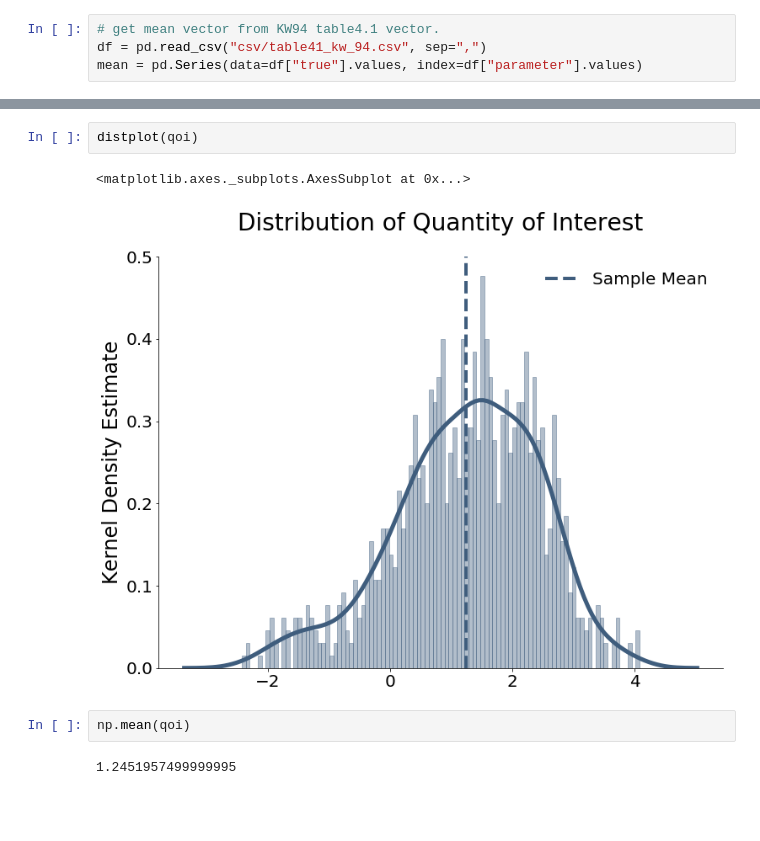
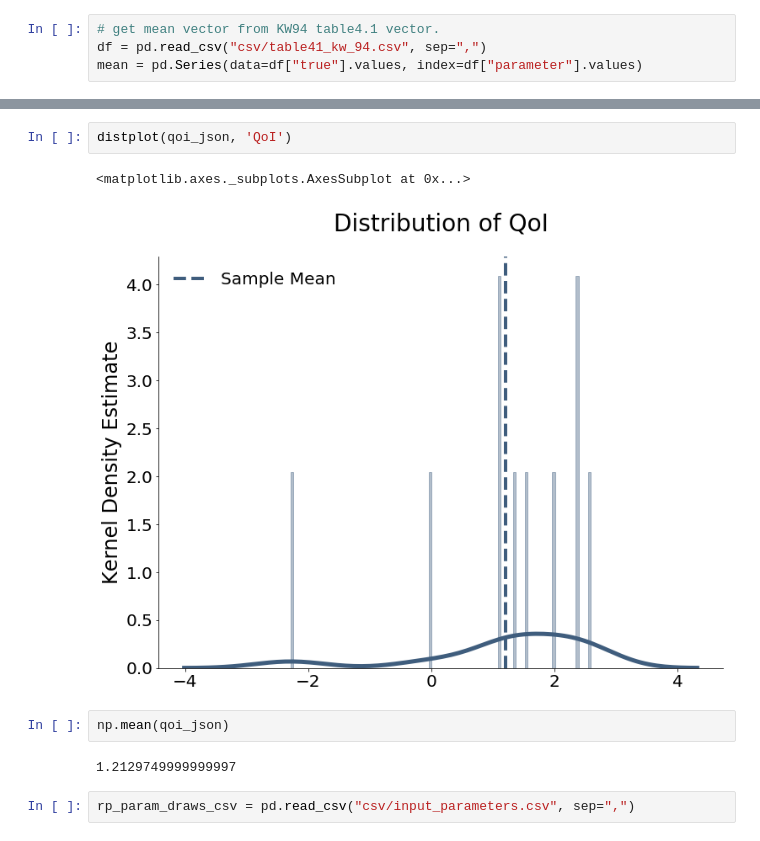
Before and after one commit to fagan2888/numerical-toolbox-uncertainty-quantification, a Jupyter notebook: uncertainty-quantification/sandbox.ipynb, the cells around one changed output, grey strips where cells are left out. Saved outputs shown, nothing was run; the diff lists cells and outputs as text; blank space fills up the shorter version.

```diff
--- a/uncertainty-quantification/sandbox.ipynb
+++ b/uncertainty-quantification/sandbox.ipynb
@@ -104,9 +104,11 @@ convergence_plot(qoi, qoi_mean_params, "Absolute Deviation QoI", absolute_deviat
-# %%
-distplot(qoi)
-# %% [output]
-<matplotlib.axes._subplots.AxesSubplot at 0x...>
-[figure, removed]
+# %%
+distplot(qoi_json, 'QoI')
+# %% [output]
+<matplotlib.axes._subplots.AxesSubplot at 0x...>
+[figure, added]
 # %%
-np.mean(qoi)
+np.mean(qoi_json)
 # %% [output]
-1.2451957499999995
+1.2129749999999997
+# %%
+rp_param_draws_csv = pd.read_csv("csv/input_parameters.csv", sep=",")
```
Also changed, not shown: parts of 7 cells of this notebook, 10 other files.
